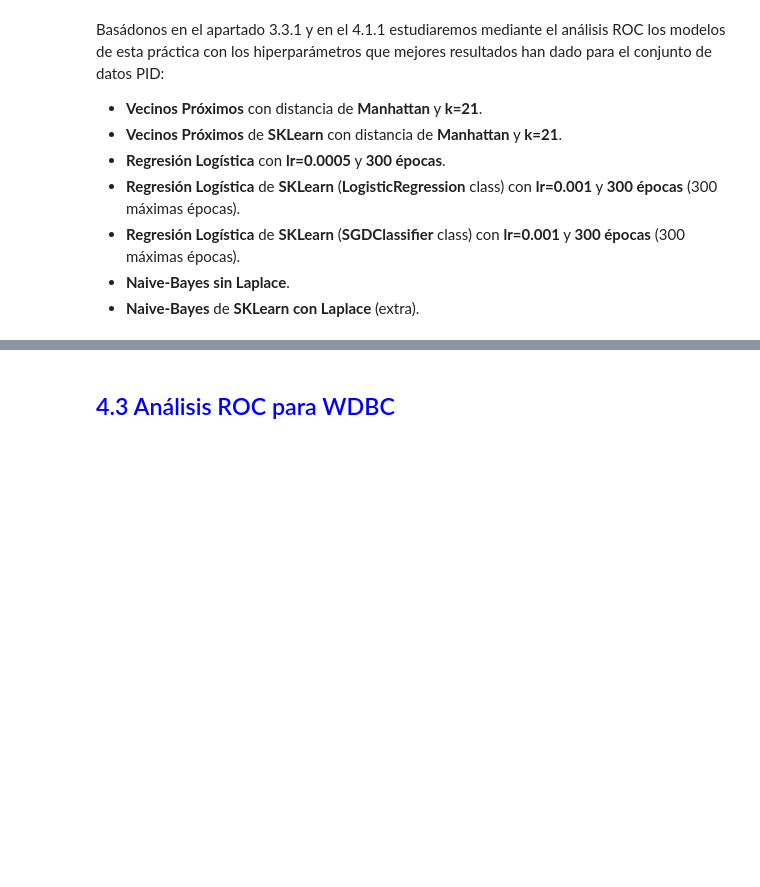
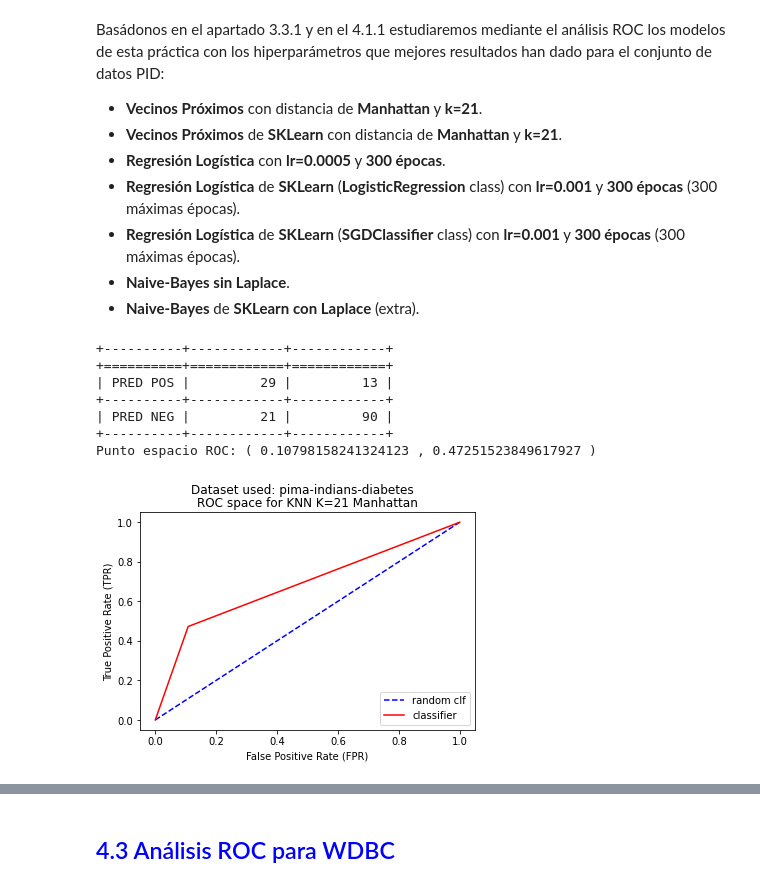
Before and after one commit to AlejandroSantorum/MachineLearning_Assignments, a Jupyter notebook: Assignment2/test_KNN-LR.ipynb, the cells around one changed output, grey strips where cells are left out. Cells and saved outputs as stored; diff of their text form; code cells hidden in the pictures; blank space fills up the shorter version.

Commit message:
ROC Analysis Finished

```diff
--- a/Assignment2/test_KNN-LR.ipynb
+++ b/Assignment2/test_KNN-LR.ipynb
@@ -1310,3 +1310,20 @@ Basádonos en el apartado 3.3.1 y en el 4.1.1 estudiaremos mediante el análisis
 - **Regresión Logística** de **SKLearn** (**SGDClassifier** class) con **lr=0.001** y **300 épocas** (300 máximas épocas).
 - **Naive-Bayes** **sin Laplace**.
 - **Naive-Bayes** de **SKLearn** **con Laplace** (extra).
+# %%
+db_pid = Datos('../ConjuntosDatos/pima-indians-diabetes.data', normalize=True)
+# %%
+np.random.shuffle(db_pid.datos)
+KNN_manh = Clasificador.ClasificadorVecinosProximos(K=21, dist='manhattan')
+strat = EstrategiaParticionado.ValidacionCruzada(5)
+fpr, tpr = ROC_Analysis(db_pid, KNN_manh, strat)
+plot_ROC(fpr, tpr, clf_name='KNN K=21 Manhattan', dataset_name='pima-indians-diabetes')
+# %% [output]
++----------+------------+------------+
++==========+============+============+
+| PRED POS |         29 |         13 |
++----------+------------+------------+
+| PRED NEG |         21 |         90 |
++----------+------------+------------+
+Punto espacio ROC: ( 0.10798158241324123 , 0.47251523849617927 )
+[figure, added]
```
Also changed, not shown: parts of 22 cells of this notebook.
